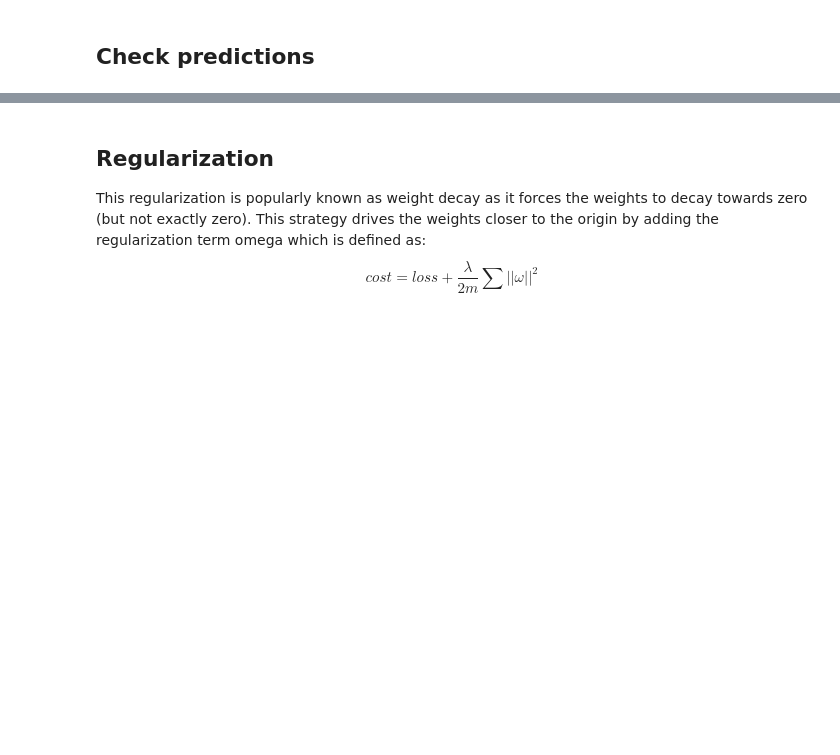
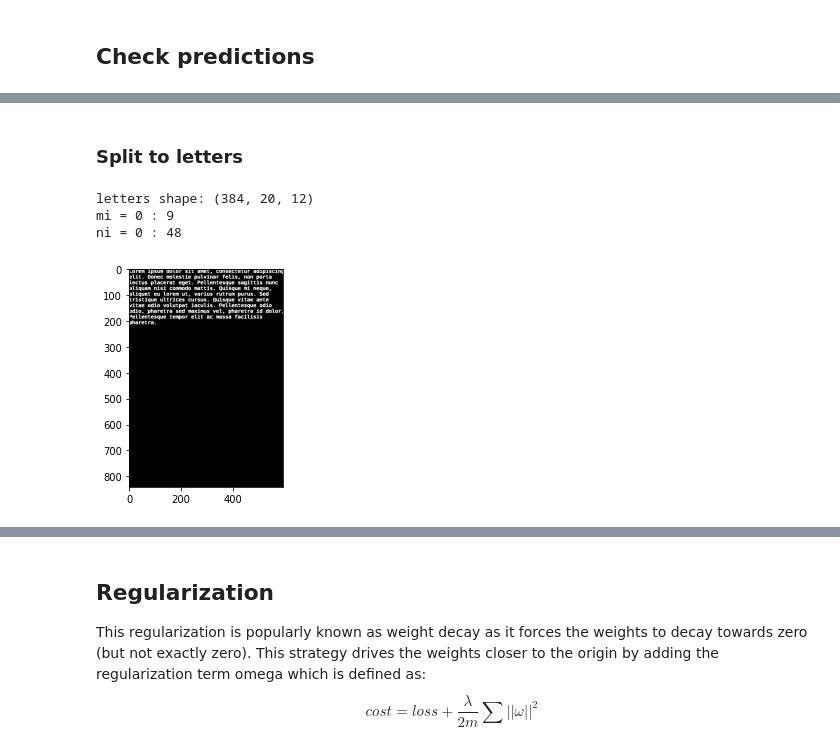
Before and after one commit to baluszynski/OCR, a Jupyter notebook: ocr_model.ipynb, the cells around one changed output, grey strips where cells are left out. Drawn from its saved outputs; the diff is of its cells as text; code cells hidden in the pictures; blank space fills up the shorter version.

```diff
--- a/ocr_model.ipynb
+++ b/ocr_model.ipynb
@@ -200,0 +211,47 @@ acc: 100.0%
+# %% [markdown]
+### Split to letters
+# %%
+def rgb2gray(rgb):
+    return np.dot(rgb[...,:3], [0.2989, 0.5870, 0.1140])
+
+sample_a4_page = rgb2gray(mpimg.imread("sample_text.png"))
+
+height = 20
+width = 12
+
+M = sample_a4_page.shape[0] # wierszy
+N = sample_a4_page.shape[1] # kolumn
+
+m_offset = 0   # pixel offset from start
+n_offset = 0   # pixel offset from start
+new_line_offset = 2
+
+letters = []
+M=int(M/4)
+for mi in range((M - m_offset - height)//(height+new_line_offset)):
+    for ni in range((N - n_offset - width)//width):
+
+        # define boundaries
+        m_start = mi*(height+new_line_offset)        +m_offset
+        m_stop  = mi*(height+new_line_offset)+height +m_offset
+        n_start = ni*width                           +n_offset
+        n_stop  = ni*width+width                     +n_offset
+
+        # slice a letter
+        current_letter = sample_a4_page[m_start:m_stop, n_start:n_stop]
+        letters.append(current_letter)
+
+letters = np.array(letters)
+
+print(f"letters shape: {letters.shape}")
+
+print(f"mi = 0 : {(M - m_offset - height)//height}")
+print(f"ni = 0 : {(N - n_offset - width)//width}")
+
+plt.imshow(sample_a4_page,cmap='Greys')
+plt.show()
+# %% [output]
+letters shape: (384, 20, 12)
+mi = 0 : 9
+ni = 0 : 48
+[figure, added]
```
Also changed, not shown: parts of 30 cells of this notebook, 3 other files.
